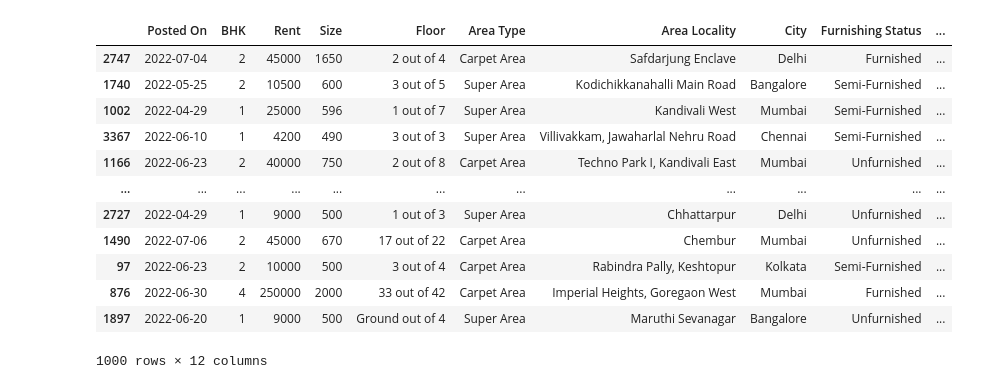
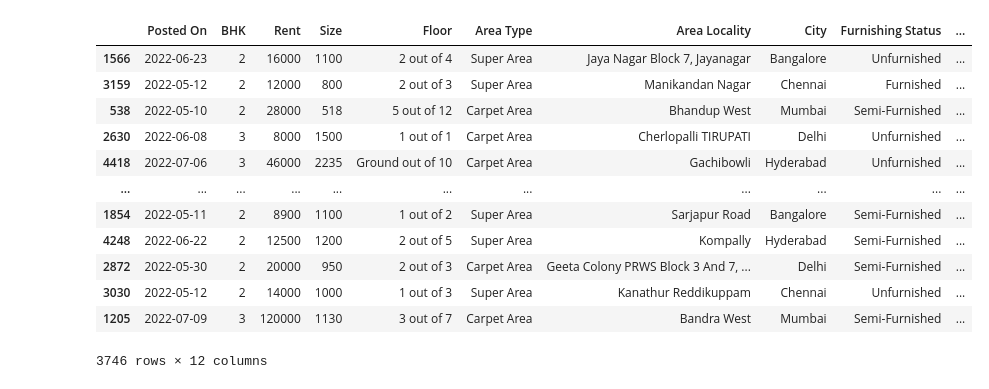
Before and after one commit to Namishk/CS1110-AI-ML--lab, a Jupyter notebook: linear logistic regrassion/House Rent.ipynb, the cells around one changed output. Cells and saved outputs as stored; diff of their text form; code cells hidden in the pictures.

```diff
--- a/linear logistic regrassion/House Rent.ipynb
+++ b/linear logistic regrassion/House Rent.ipynb
@@ -5,18 +11,21 @@ import numpy as np
 # %%
 data = pd.read_csv("./House_Rent_Dataset.csv")
-data =  data.sample(frac=0.42)
+data =  data.sample(frac=1, random_state=42)
 testData = data[-1000:]
+
+data = data.drop(testData.index)
+data
 # %% [output]
 |  | Posted On | BHK | Rent | Size | Floor | Area Type | Area Locality | City | Furnishing Status | ... |
-| 2747 | 2022-07-04 | 2 | 45000 | 1650 | 2 out of 4 | Carpet Area | Safdarjung Enclave | Delhi | Furnished | ... |
-| 1740 | 2022-05-25 | 2 | 10500 | 600 | 3 out of 5 | Super Area | Kodichikkanahalli Main Road | Bangalore | Semi-Furnished | ... |
-| 1002 | 2022-04-29 | 1 | 25000 | 596 | 1 out of 7 | Super Area | Kandivali West | Mumbai | Semi-Furnished | ... |
-| 3367 | 2022-06-10 | 1 | 4200 | 490 | 3 out of 3 | Super Area | Villivakkam, Jawaharlal Nehru Road | Chennai | Semi-Furnished | ... |
-| 1166 | 2022-06-23 | 2 | 40000 | 750 | 2 out of 8 | Carpet Area | Techno Park I, Kandivali East | Mumbai | Unfurnished | ... |
+| 1566 | 2022-06-23 | 2 | 16000 | 1100 | 2 out of 4 | Super Area | Jaya Nagar Block 7, Jayanagar | Bangalore | Unfurnished | ... |
+| 3159 | 2022-05-12 | 2 | 12000 | 800 | 2 out of 3 | Super Area | Manikandan Nagar | Chennai | Furnished | ... |
+| 538 | 2022-05-10 | 2 | 28000 | 518 | 5 out of 12 | Carpet Area | Bhandup West | Mumbai | Semi-Furnished | ... |
+| 2630 | 2022-06-08 | 3 | 8000 | 1500 | 1 out of 1 | Carpet Area | Cherlopalli TIRUPATI | Delhi | Unfurnished | ... |
+| 4418 | 2022-07-06 | 3 | 46000 | 2235 | Ground out of 10 | Carpet Area | Gachibowli | Hyderabad | Unfurnished | ... |
 | ... | ... | ... | ... | ... | ... | ... | ... | ... | ... | ... |
-| 2727 | 2022-04-29 | 1 | 9000 | 500 | 1 out of 3 | Super Area | Chhattarpur | Delhi | Unfurnished | ... |
-| 1490 | 2022-07-06 | 2 | 45000 | 670 | 17 out of 22 | Carpet Area | Chembur | Mumbai | Unfurnished | ... |
-| 97 | 2022-06-23 | 2 | 10000 | 500 | 3 out of 4 | Carpet Area | Rabindra Pally, Keshtopur | Kolkata | Semi-Furnished | ... |
-| 876 | 2022-06-30 | 4 | 250000 | 2000 | 33 out of 42 | Carpet Area | Imperial Heights, Goregaon West | Mumbai | Furnished | ... |
-| 1897 | 2022-06-20 | 1 | 9000 | 500 | Ground out of 4 | Super Area | Maruthi Sevanagar | Bangalore | Unfurnished | ... |
+| 1854 | 2022-05-11 | 2 | 8900 | 1100 | 1 out of 2 | Super Area | Sarjapur Road | Bangalore | Semi-Furnished | ... |
+| 4248 | 2022-06-22 | 2 | 12500 | 1200 | 2 out of 5 | Super Area | Kompally | Hyderabad | Semi-Furnished | ... |
+| 2872 | 2022-05-30 | 2 | 20000 | 950 | 2 out of 3 | Carpet Area | Geeta Colony PRWS Block 3 And 7, ... | Delhi | Semi-Furnished | ... |
+| 3030 | 2022-05-12 | 2 | 14000 | 1000 | 1 out of 3 | Super Area | Kanathur Reddikuppam | Chennai | Unfurnished | ... |
+| 1205 | 2022-07-09 | 3 | 120000 | 1130 | 3 out of 7 | Carpet Area | Bandra West | Mumbai | Semi-Furnished | ... |
-1000 rows × 12 columns
+3746 rows × 12 columns
```
Also changed, not shown: parts of 33 cells of this notebook, 4 other files.
